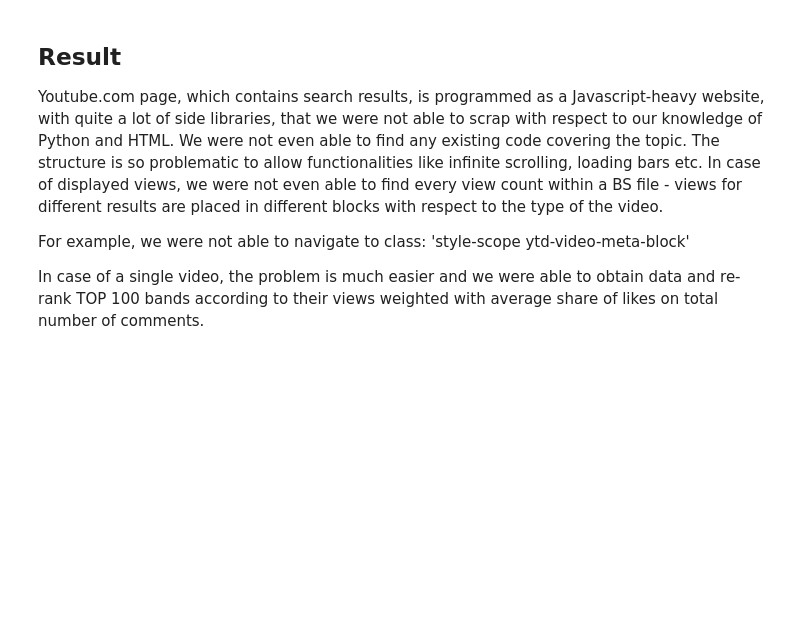
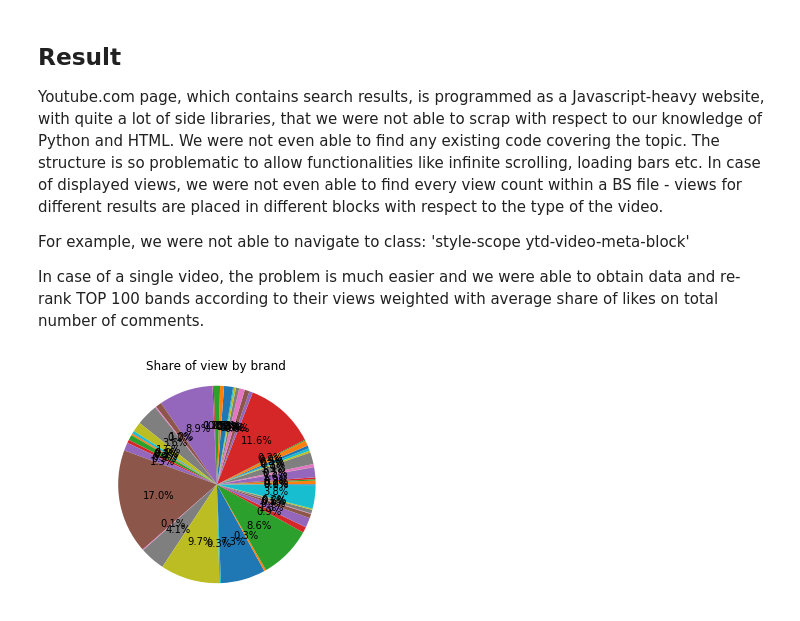
Before and after one commit to Zobis/Project_Python, a Jupyter notebook: Get_Data_YT.ipynb, the cells around one changed output. Drawn from its saved outputs; the diff is of its cells as text; code cells hidden in the pictures; blank space fills up the shorter version.

```diff
--- a/Get_Data_YT.ipynb
+++ b/Get_Data_YT.ipynb
@@ -158,11 +153,20 @@ StatTube[['Likes', 'Dislikes', 'Views']] = StatTube[['Likes', 'Dislikes', 'Views
 StatTube['Share Likes'] = StatTube['Likes'] / (StatTube['Likes'] + StatTube['Dislikes'])
 StatTube['Views w. w. Share Likes'] = StatTube['Share Likes'] * StatTube['Views']
 
+
+StatTube['Rank Views'] = StatTube.groupby('Band')['Views'].rank(ascending=False)
+
+
 # Show head of StatTube
 print(StatTube[:10])
 
 # We obtained list of 100 bands concerned as TOP 100 in a subset and we resorted them with respect to average youtube ranking
-StatTube.groupby('Band').mean().sort_values('Views w. w. Share Likes', axis=0, ascending=False)
+Grouped = StatTube.groupby('Band').mean() #.sort_values('Total Rank', axis=0, ascending=False)
+Grouped['Rank Views'] = Grouped['Views'].rank(ascending=False)
+Grouped['VWWS Like'] = Grouped['Share Likes'].rank(ascending=False)
+Grouped['Total Rank'] = Grouped['Rank Views'] + Grouped['VWWS Like']
+
+print (Grouped.sort_values('Total Rank', axis=0, ascending=True))
 # %% [output]
           Band     Views   Likes  Dislikes  \
 0  Iron Maiden  82517925  399865     14417
@@ -206,3 +194,18 @@ Youtube.com page, which contains search results, is programmed as a Javascript-h
 For example, we were not able to navigate to class: 'style-scope ytd-video-meta-block'
 
 In case of a single video, the problem is much easier and we were able to obtain data and re-rank TOP 100 bands according to their views weighted with average share of likes on total number of comments.
+# %%
+# Pie chart, where the slices will be ordered and plotted counter-clockwise:
+#labels = Grouped['Band']
+sizes = Grouped['Views']
+
+
+fig, ax = plt.subplots()
+ax.pie(sizes, autopct='%2.1f%%')
+ax.axis('equal')  # Equal aspect ratio ensures the pie chart is circular.
+ax.set_title('Share of view by brand')
+
+
+plt.show()
+# %% [output]
+[figure, added]
```
Also changed, not shown: parts of 5 cells of this notebook.
